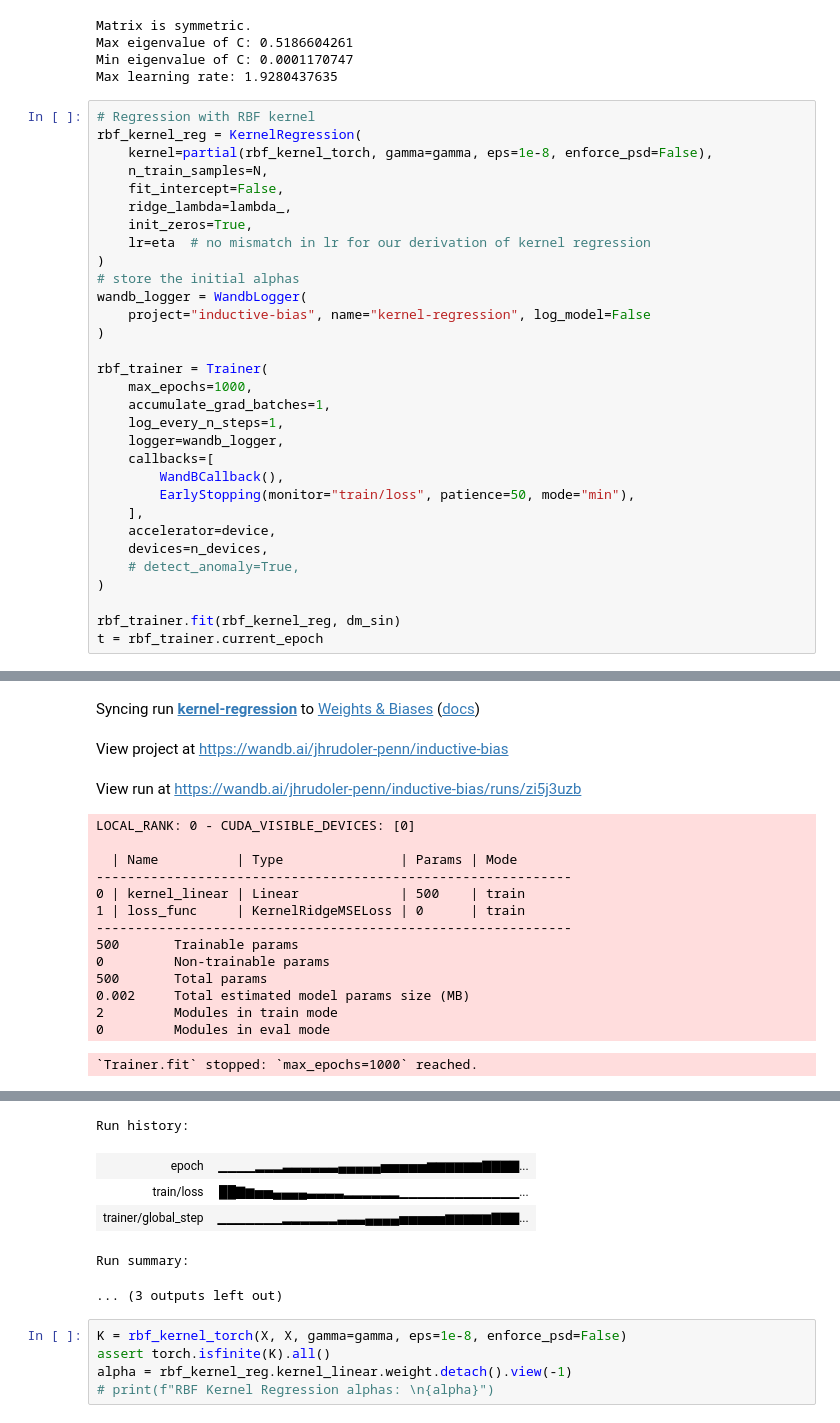
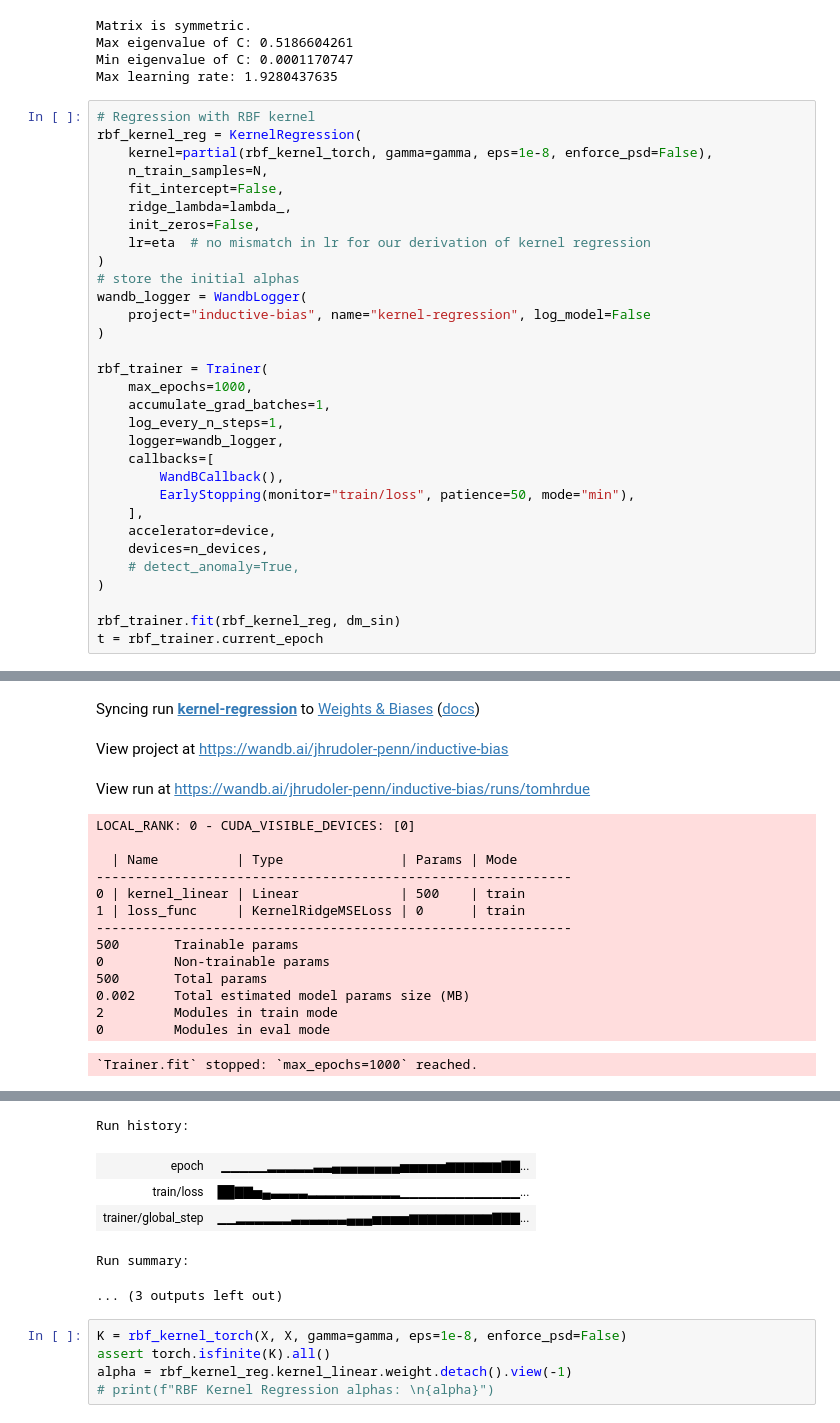
Before and after one commit to jrudoler/estimating-implicit-regularization, a Jupyter notebook: learn-inductive-bias.ipynb, the cells around one changed output, grey strips where cells are left out. Drawn from its saved outputs; the diff is of its cells as text.

```diff
--- a/learn-inductive-bias.ipynb
+++ b/learn-inductive-bias.ipynb
@@ -68,7 +68,7 @@ rbf_kernel_reg = KernelRegression(
     n_train_samples=N,
     fit_intercept=False,
     ridge_lambda=lambda_,
-    init_zeros=True,
+    init_zeros=False,
     lr=eta  # no mismatch in lr for our derivation of kernel regression
 )
 # store the initial alphas
@@ -104,25 +106,25 @@ Run data is saved locally in ./wandb/run-20250618_125229-zi5j3uzb
 Syncing run kernel-regression to Weights & Biases (docs)
 View project at https://wandb.ai/jhrudoler-penn/inductive-bias
-View run at https://wandb.ai/jhrudoler-penn/inductive-bias/runs/zi5j3uzb
+View run at https://wandb.ai/jhrudoler-penn/inductive-bias/runs/tomhrdue
 LOCAL_RANK: 0 - CUDA_VISIBLE_DEVICES: [0]
 
   | Name          | Type               | Params | Mode
 -------------------------------------------------------------
 0 | kernel_linear | Linear             | 500    | train
 1 | loss_func     | KernelRidgeMSELoss | 0      | train
 -------------------------------------------------------------
 500       Trainable params
 0         Non-trainable params
 500       Total params
 0.002     Total estimated model params size (MB)
 2         Modules in train mode
 0         Modules in eval mode
 `Trainer.fit` stopped: `max_epochs=1000` reached.
 [interactive output not drawn]
 Run history:
-| epoch | ▁▁▁▁▂▂▂▃▃▃▃▃▃▄▄▄▄▄▅▅▅▅▅▆▆▆▆▆▆▇▇▇▇... |
-| train/loss | ██▇▆▅▅▄▄▄▄▃▃▃▃▂▂▂▂▂▂▁▁▁▁▁▁▁▁▁▁▁▁▁... |
-| trainer/global_step | ▁▁▁▁▁▁▁▂▂▂▂▂▂▃▃▃▄▄▄▄▅▅▅▅▅▆▆▆▆▆▇▇▇... |
+| epoch | ▁▁▁▁▁▂▂▂▂▂▃▃▄▄▄▄▄▄▄▄▅▅▅▅▅▆▆▆▆▆▆▇▇... |
+| train/loss | ██▇▇▅▄▃▃▃▃▂▂▂▂▂▂▂▂▂▂▁▁▁▁▁▁▁▁▁▁▁▁▁... |
+| trainer/global_step | ▁▁▂▂▂▂▂▂▃▃▃▃▃▃▄▄▄▅▅▅▅▆▆▆▆▆▆▆▆▆▇▇▇... |
 Run summary:
 ... (3 outputs left out)
 # %%
```
Also changed, not shown: parts of 5 cells of this notebook, 2 other files.
